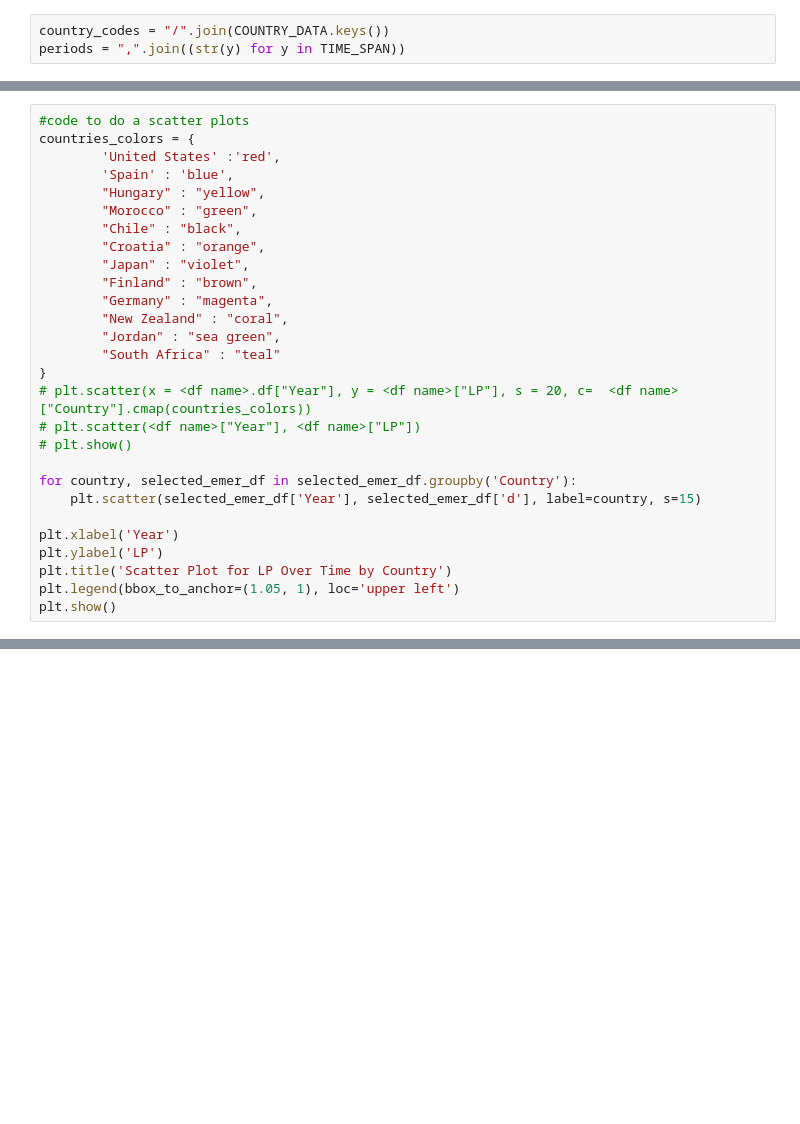
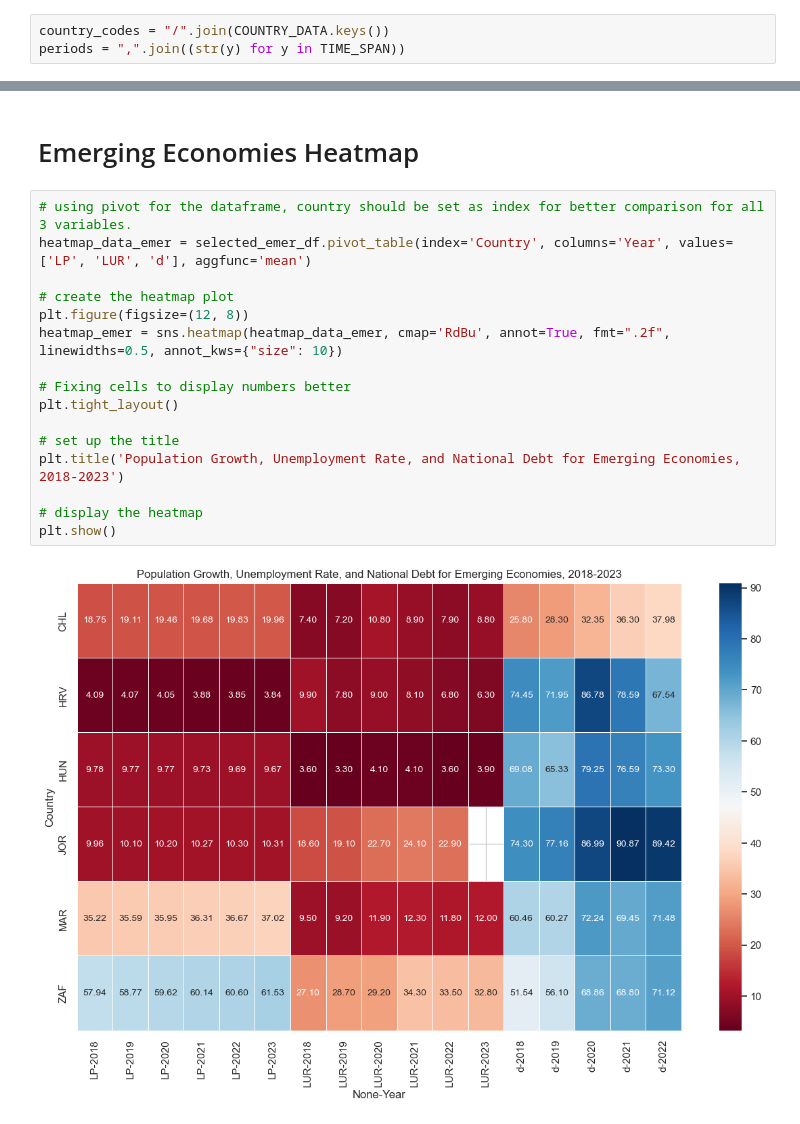
Before and after one commit to eaccooper5/project_1, a Jupyter notebook: TEST1.ipynb, the cells around one changed output, grey strips where cells are left out. Drawn from its saved outputs; the diff is of its cells as text; blank space fills up the shorter version.

```diff
--- a/TEST1.ipynb
+++ b/TEST1.ipynb
@@ -175,28 +175,0 @@ selected_emer_df
-# %%
-#code to do a scatter plots
-countries_colors = {
-        'United States' :'red',
-        'Spain' : 'blue',
-        "Hungary" : "yellow",
-        "Morocco" : "green",
-        "Chile" : "black",
-        "Croatia" : "orange",
-        "Japan" : "violet",
-        "Finland" : "brown",
-        "Germany" : "magenta",
-        "New Zealand" : "coral",
-        "Jordan" : "sea green",
-        "South Africa" : "teal"
-}
-# plt.scatter(x = <df name>.df["Year"], y = <df name>["LP"], s = 20, c=  <df name>["Country"].cmap(countries_colors))
-# plt.scatter(<df name>["Year"], <df name>["LP"])
-# plt.show()
-
-for country, selected_emer_df in selected_emer_df.groupby('Country'):
-    plt.scatter(selected_emer_df['Year'], selected_emer_df['d'], label=country, s=15)
-
-plt.xlabel('Year')
-plt.ylabel('LP')
-plt.title('Scatter Plot for LP Over Time by Country')
-plt.legend(bbox_to_anchor=(1.05, 1), loc='upper left')
-plt.show()
@@ -226,0 +302,20 @@ plt.show()
+# %% [markdown]
+# Emerging Economies Heatmap
+# %%
+# using pivot for the dataframe, country should be set as index for better comparison for all 3 variables.
+heatmap_data_emer = selected_emer_df.pivot_table(index='Country', columns='Year', values=['LP', 'LUR', 'd'], aggfunc='mean')
+
+# create the heatmap plot
+plt.figure(figsize=(12, 8))
+heatmap_emer = sns.heatmap(heatmap_data_emer, cmap='RdBu', annot=True, fmt=".2f", linewidths=0.5, annot_kws={"size": 10})
+
+# Fixing cells to display numbers better
+plt.tight_layout()
+
+# set up the title
+plt.title('Population Growth, Unemployment Rate, and National Debt for Emerging Economies, 2018-2023')
+
+# display the heatmap
+plt.show()
+# %% [output]
+[figure, added]
```
Also changed, not shown: parts of 15 cells of this notebook.
